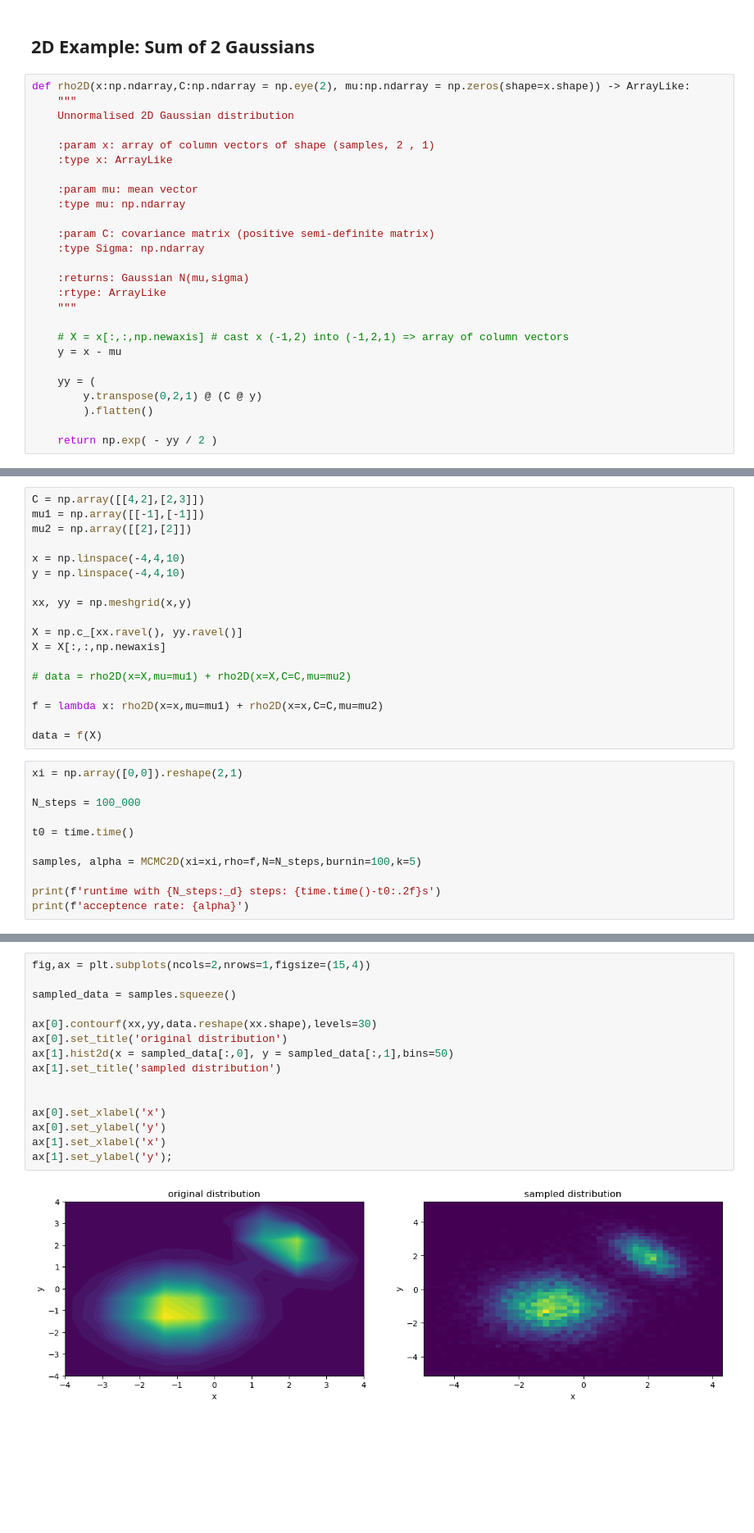
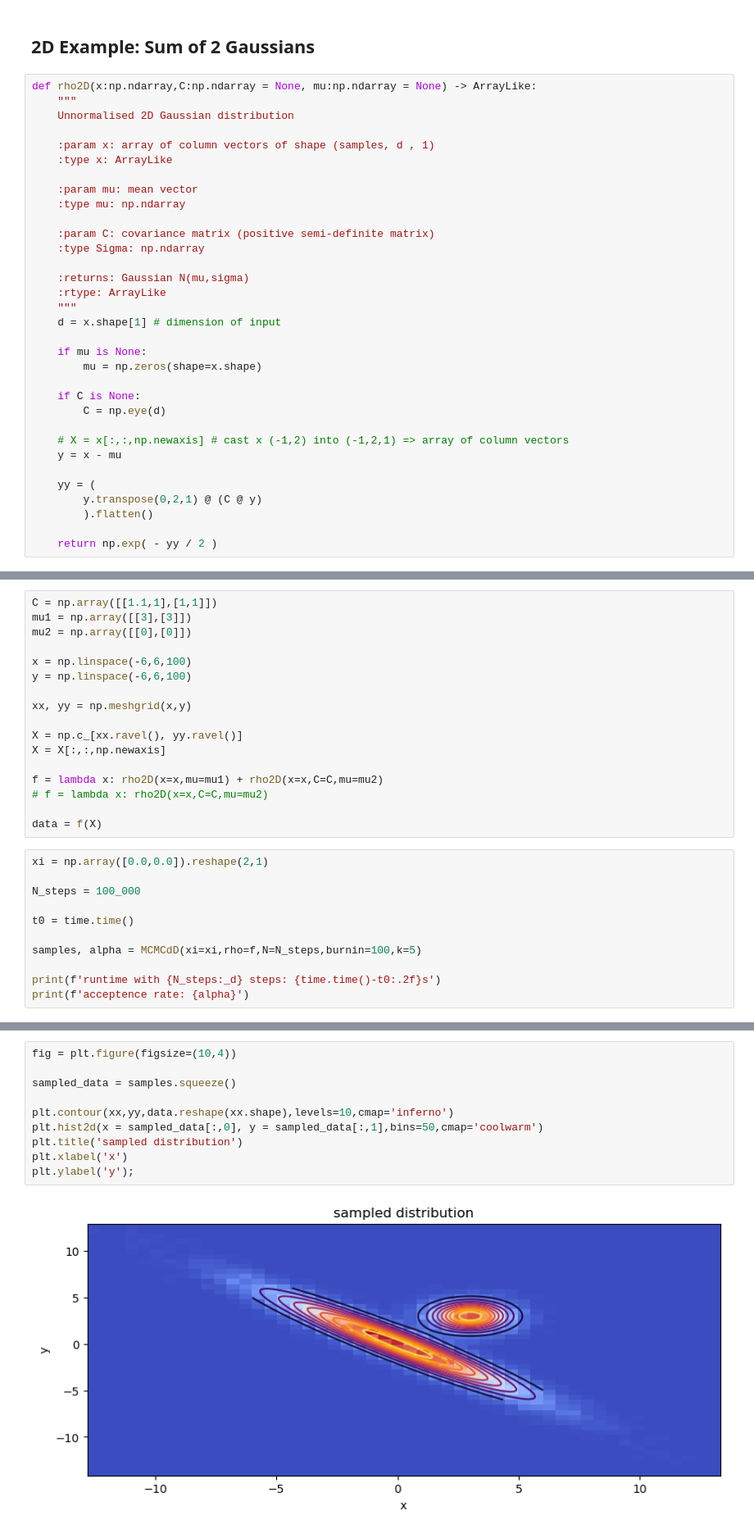
Before and after one commit to dHuberYoumans/CPNStN, a Jupyter notebook: MCMC/MCMC.ipynb, the cells around one changed output, grey strips where cells are left out. Shown: that part at 82% size. Drawn from its saved outputs; the diff is of its cells as text; blank space fills up the shorter version.

Commit message:
update MCMC exercise
correction of d-dim MCMC algorithm

```diff
--- a/MCMC/MCMC.ipynb
+++ b/MCMC/MCMC.ipynb
@@ -202,11 +202,11 @@ plt.title(r'sampling $f(x)$ with MH-MCMC');
 # %% [markdown]
 ## 2D Example: Sum of 2 Gaussians
 # %%
-def rho2D(x:np.ndarray,C:np.ndarray = np.eye(2), mu:np.ndarray = np.zeros(shape=x.shape)) -> ArrayLike:
+def rho2D(x:np.ndarray,C:np.ndarray = None, mu:np.ndarray = None) -> ArrayLike:
     """
     Unnormalised 2D Gaussian distribution
 
-    :param x: array of column vectors of shape (samples, 2 , 1)
+    :param x: array of column vectors of shape (samples, d , 1)
     :type x: ArrayLike
 
     :param mu: mean vector
@@ -218,6 +218,13 @@ def rho2D(x:np.ndarray,C:np.ndarray = np.eye(2), mu:np.ndarray = np.zeros(shape=
     :returns: Gaussian N(mu,sigma)
     :rtype: ArrayLike
     """
+    d = x.shape[1] # dimension of input
+
+    if mu is None:
+        mu = np.zeros(shape=x.shape)
+
+    if C is None:
+        C = np.eye(d)
 
     # X = x[:,:,np.newaxis] # cast x (-1,2) into (-1,2,1) => array of column vectors
     y = x - mu
@@ -306,29 +379,28 @@ def MCMC2D(xi:float,rho,N:int,burnin:int,k:int) -> tuple[np.ndarray,float,np.nda
 # %%
-C = np.array([[4,2],[2,3]])
-mu1 = np.array([[-1],[-1]])
-mu2 = np.array([[2],[2]])
+C = np.array([[1.1,1],[1,1]])
+mu1 = np.array([[3],[3]])
+mu2 = np.array([[0],[0]])
 
-x = np.linspace(-4,4,10)
-y = np.linspace(-4,4,10)
+x = np.linspace(-6,6,100)
+y = np.linspace(-6,6,100)
 
 xx, yy = np.meshgrid(x,y)
 
 X = np.c_[xx.ravel(), yy.ravel()]
 X = X[:,:,np.newaxis]
 
-# data = rho2D(x=X,mu=mu1) + rho2D(x=X,C=C,mu=mu2)
-
 f = lambda x: rho2D(x=x,mu=mu1) + rho2D(x=x,C=C,mu=mu2)
+# f = lambda x: rho2D(x=x,C=C,mu=mu2)
 
 data = f(X)
 # %%
-xi = np.array([0,0]).reshape(2,1)
+xi = np.array([0.0,0.0]).reshape(2,1)
 
 N_steps = 100_000
 
 t0 = time.time()
 
-samples, alpha = MCMC2D(xi=xi,rho=f,N=N_steps,burnin=100,k=5)
+samples, alpha = MCMCdD(xi=xi,rho=f,N=N_steps,burnin=100,k=5)
 
 print(f'runtime with {N_steps:_d} steps: {time.time()-t0:.2f}s')
 print(f'acceptence rate: {alpha}')
@@ -338,18 +410,13 @@ acceptence rate: 0.51714
 # %%
-fig,ax = plt.subplots(ncols=2,nrows=1,figsize=(15,4))
+fig = plt.figure(figsize=(10,4))
 
 sampled_data = samples.squeeze()
 
-ax[0].contourf(xx,yy,data.reshape(xx.shape),levels=30)
-ax[0].set_title('original distribution')
-ax[1].hist2d(x = sampled_data[:,0], y = sampled_data[:,1],bins=50)
-ax[1].set_title('sampled distribution')
-
-
-ax[0].set_xlabel('x')
-ax[0].set_ylabel('y')
-ax[1].set_xlabel('x')
-ax[1].set_ylabel('y');
+plt.contour(xx,yy,data.reshape(xx.shape),levels=10,cmap='inferno')
+plt.hist2d(x = sampled_data[:,0], y = sampled_data[:,1],bins=50,cmap='coolwarm')
+plt.title('sampled distribution')
+plt.xlabel('x')
+plt.ylabel('y');
 # %% [output]
-[figure, old version]
+[figure, new version]
 # %%
```
Also changed, not shown: parts of 4 cells of this notebook.
